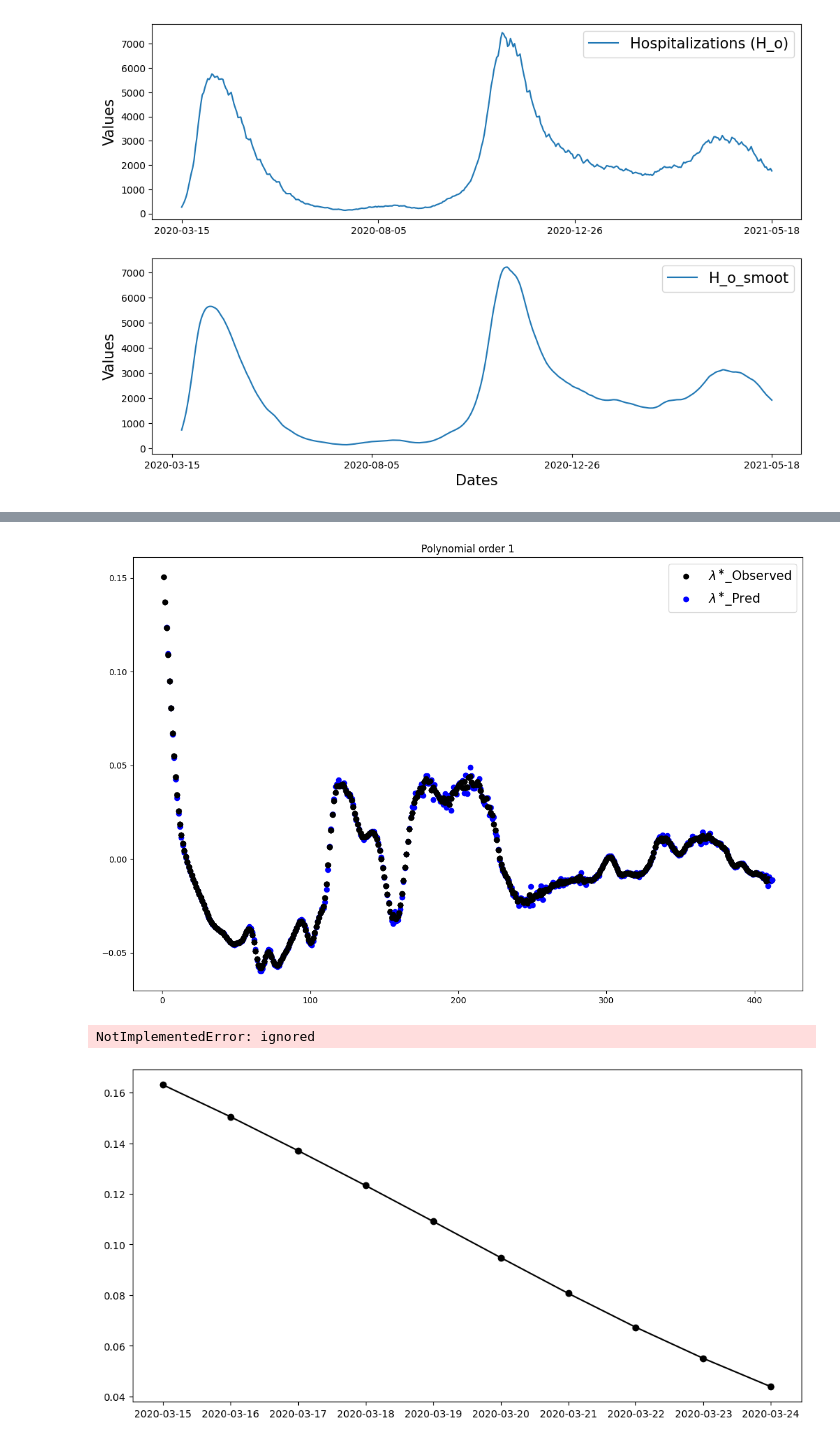
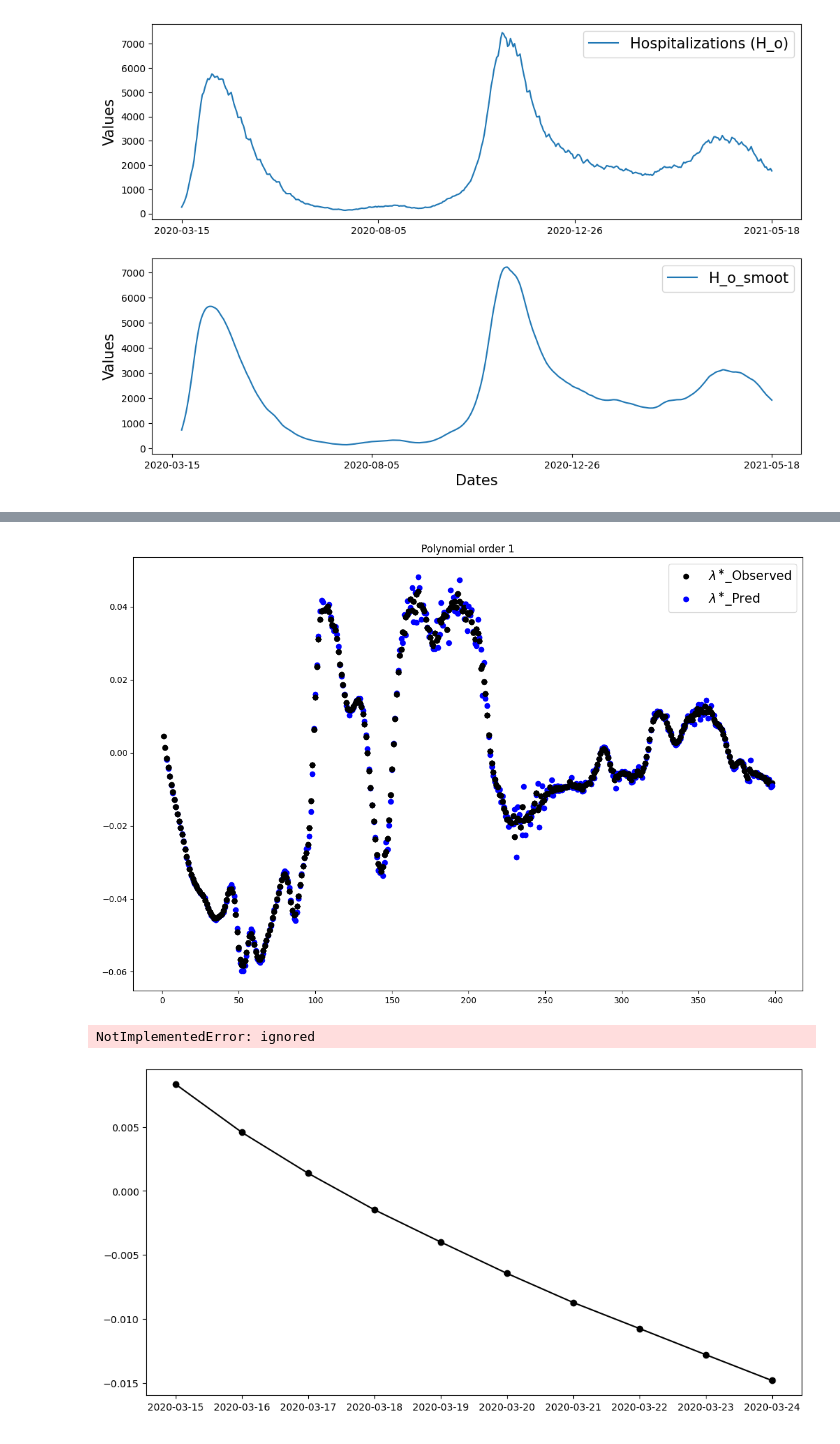
Before and after one commit to OD1992/Python-programs, a Jupyter notebook: Hospi_change_point.ipynb, the cells around one changed output, grey strips where cells are left out. Saved outputs shown, nothing was run; the diff lists cells and outputs as text; code cells hidden in the pictures.

```diff
--- a/Hospi_change_point.ipynb
+++ b/Hospi_change_point.ipynb
@@ -180,8 +180,8 @@ for t in np.arange(d, len(H_smooth_MA)-d):
     tspan_train = [train_t_start,train_t_end]
     data_train = H_smooth_MA
     H_init = data_train[train_t_start]
-    beta_effective_guess = np.log(data_train[train_t_end]/data_train[train_t_start])/(train_t_end)
-
+    #beta_effective_guess = np.log(data_train[train_t_end]/data_train[train_t_start])/(train_t_end)
+    beta_effective_guess = np.log(data_train[train_t_end])/np.log(data_train[train_t_start])/(train_t_end)
     fun_exp = lambda x:phi_exp(x,tspan_train,data_train)
     x_guess_exp = [H_init, beta_effective_guess]
     x_opt_exp = optimize.fmin(fun_exp,x_guess_exp)  # call the optimization solver
@@ -475,20 +476,20 @@ plt.title(f'Polynomial order 1')
 plt.tight_layout()
 plt.show()
 # %% [output]
-[figure, old version]
+[figure, new version]
 # %%
 from statsmodels.tsa.arima_model import ARMA
 u = Lambda[:10]
 plt.figure(figsize=(12,6))
 plt.plot(Dates[:len(u)], u, 'o-', color='black')
 for t in np.arange(3, len(u)):
     tspan = [t-2, t-1, t]
-    dates = Dates[t-2:t+1]
-    data = [u[t-2], u[t-1], u[t]]
+    dates = Dates[t-2:t]
+    data = u[t-2:t]
     Y = pd.Series(data, index=dates)
     mod = ARMA(Y, order=(2, 0))
     res = mod.fit()
     res.summary()
 # %% [output]
 NotImplementedError: ignored
-[figure, old version]
+[figure, new version]
```
Also changed, not shown: parts of 12 cells of this notebook.
